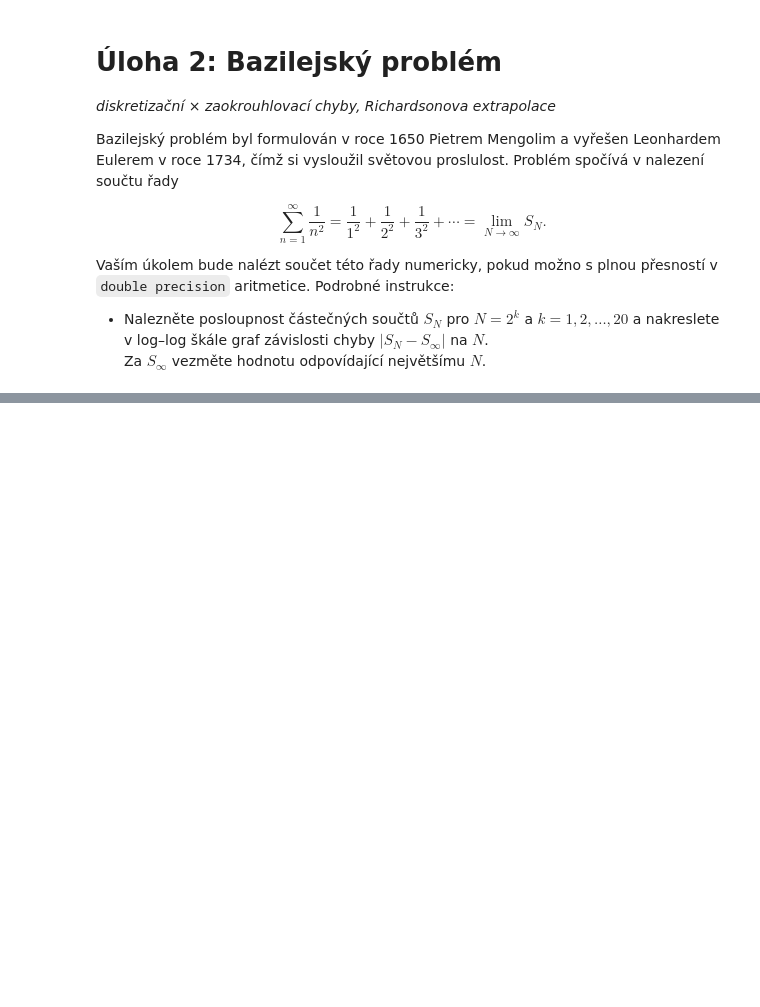
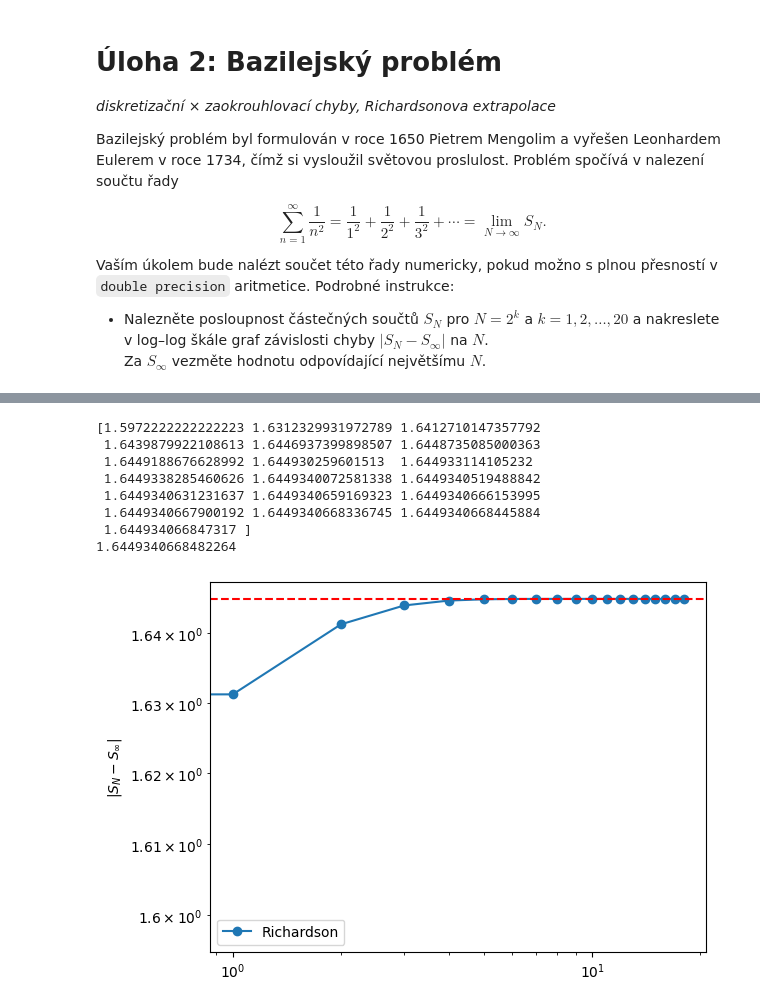
Before and after one commit to Mateo334/Physics, a Jupyter notebook: Numerical_methods/2.ipynb, the cells around one changed output, grey strips where cells are left out. Drawn from its saved outputs; the diff is of its cells as text; code cells hidden in the pictures; blank space fills up the shorter version.

```diff
--- a/Numerical_methods/2.ipynb
+++ b/Numerical_methods/2.ipynb
@@ -34,0 +39,24 @@ Výstupem úlohy jsou grafy závislosti diskretizační chyby aproximace $S_N -
+# %%
+N_vals = np.array([2**k for k in range(1, 21)])
+S = np.array(sn)
+
+S_rich = 2*S[1:] - S[:-1] #S has only powers of two, so we start with initial one-off - tilde S 2n = 2S 2n - S n
+np.set_printoptions(precision=16)
+print(S_rich)
+print(np.pi**2/6)
+# plt.loglog(N_vals, 'o-', label="S_N")
+plt.loglog(S_rich, 'o-', label="Richardson")
+plt.ylabel(r"$|S_N - S_{\infty}|$")
+plt.axhline(np.pi**2/6, color="r", linestyle="--")
+plt.legend()
+plt.show()
+# %% [output]
+[1.5972222222222223 1.6312329931972789 1.6412710147357792
+ 1.6439879922108613 1.6446937399898507 1.6448735085000363
+ 1.6449188676628992 1.644930259601513  1.644933114105232
+ 1.6449338285460626 1.6449340072581338 1.6449340519488842
+ 1.6449340631231637 1.6449340659169323 1.6449340666153995
+ 1.6449340667900192 1.6449340668336745 1.6449340668445884
+ 1.644934066847317 ]
+1.6449340668482264
+[figure, added]
```
Also changed, not shown: parts of 4 cells of this notebook, 4 other files.
